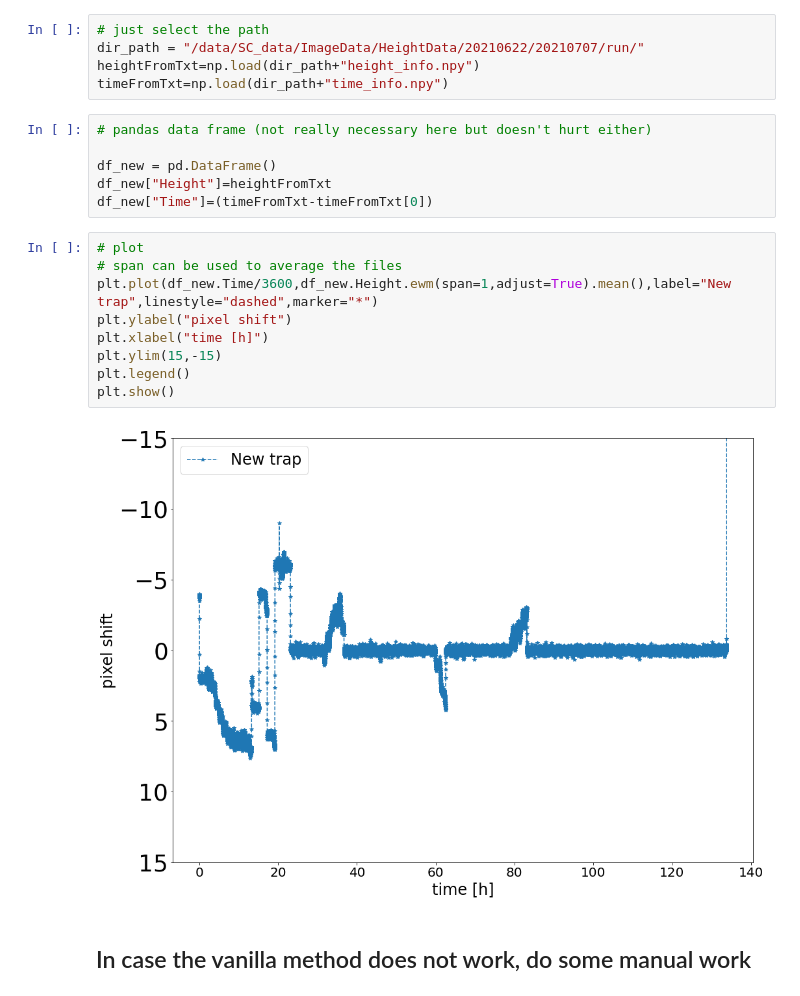
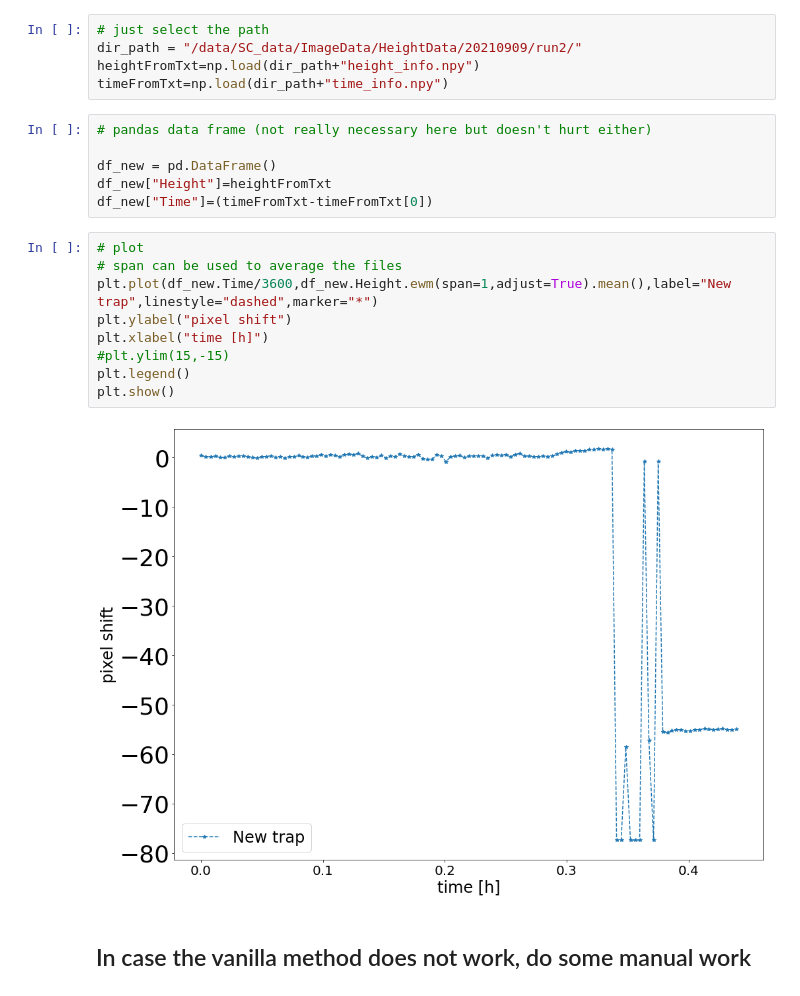
Before and after one commit to stanfordbeads/New_trap_code, a Jupyter notebook: Scripts/General_Height_Analysis_20210209.ipynb, the cells around one changed output. Saved outputs shown, nothing was run; the diff lists cells and outputs as text.

```diff
--- a/Scripts/General_Height_Analysis_20210209.ipynb
+++ b/Scripts/General_Height_Analysis_20210209.ipynb
@@ -9,7 +36,7 @@ plt.rcParams['ytick.labelsize'] = 36
 ## Load the height file which is generated by a simple pcc algorithm in LabView during data taking
 # %%
 # just select the path
-dir_path = "/data/SC_data/ImageData/HeightData/20210622/20210707/run/"
+dir_path = "/data/SC_data/ImageData/HeightData/20210909/run2/"
 heightFromTxt=np.load(dir_path+"height_info.npy")
 timeFromTxt=np.load(dir_path+"time_info.npy")
 # %%
@@ -21,14 +48,14 @@ df_new["Time"]=(timeFromTxt-timeFromTxt[0])
 # %%
 # plot
 # span can be used to average the files
 plt.plot(df_new.Time/3600,df_new.Height.ewm(span=1,adjust=True).mean(),label="New trap",linestyle="dashed",marker="*")
 plt.ylabel("pixel shift")
 plt.xlabel("time [h]")
-plt.ylim(15,-15)
+#plt.ylim(15,-15)
 plt.legend()
 plt.show()
 # %% [output]
-[figure, old version]
+[figure, new version]
 # %% [markdown]
 ## In case the vanilla method does not work, do some manual work
 # %%
```
Also changed, not shown: parts of 6 cells of this notebook, 44 other files.
